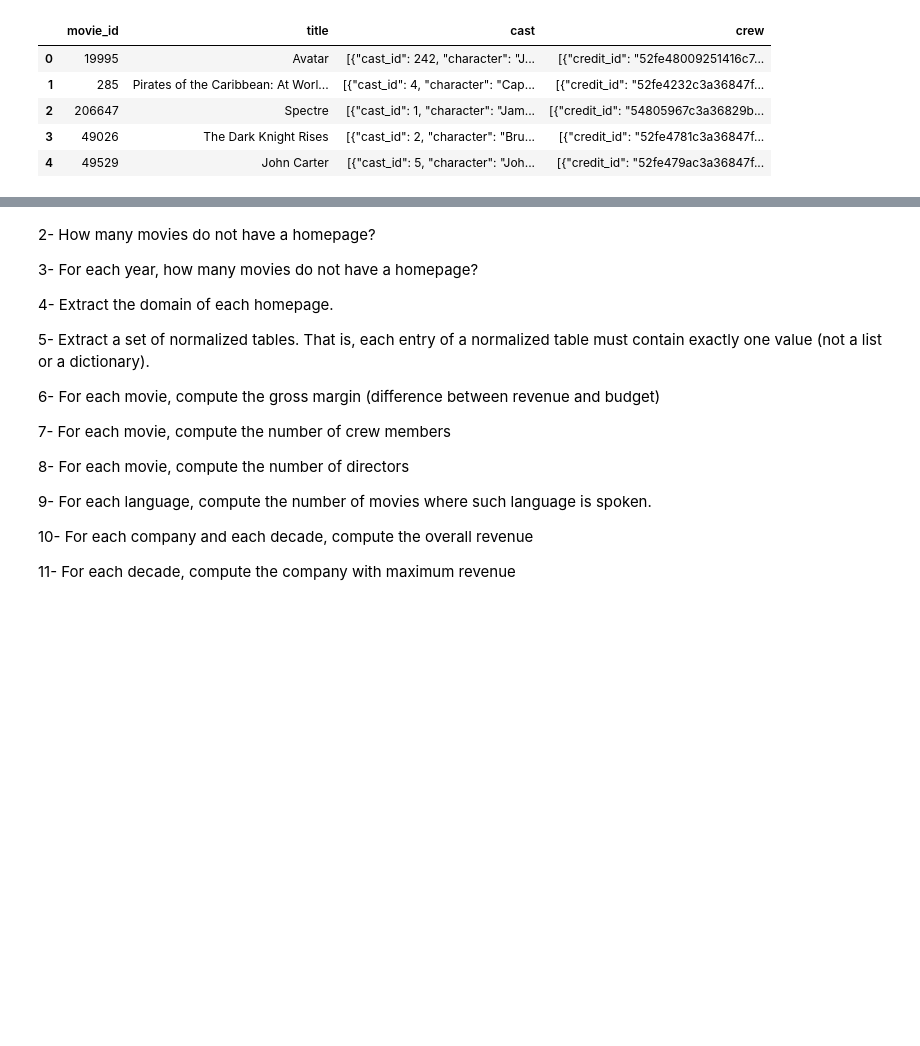
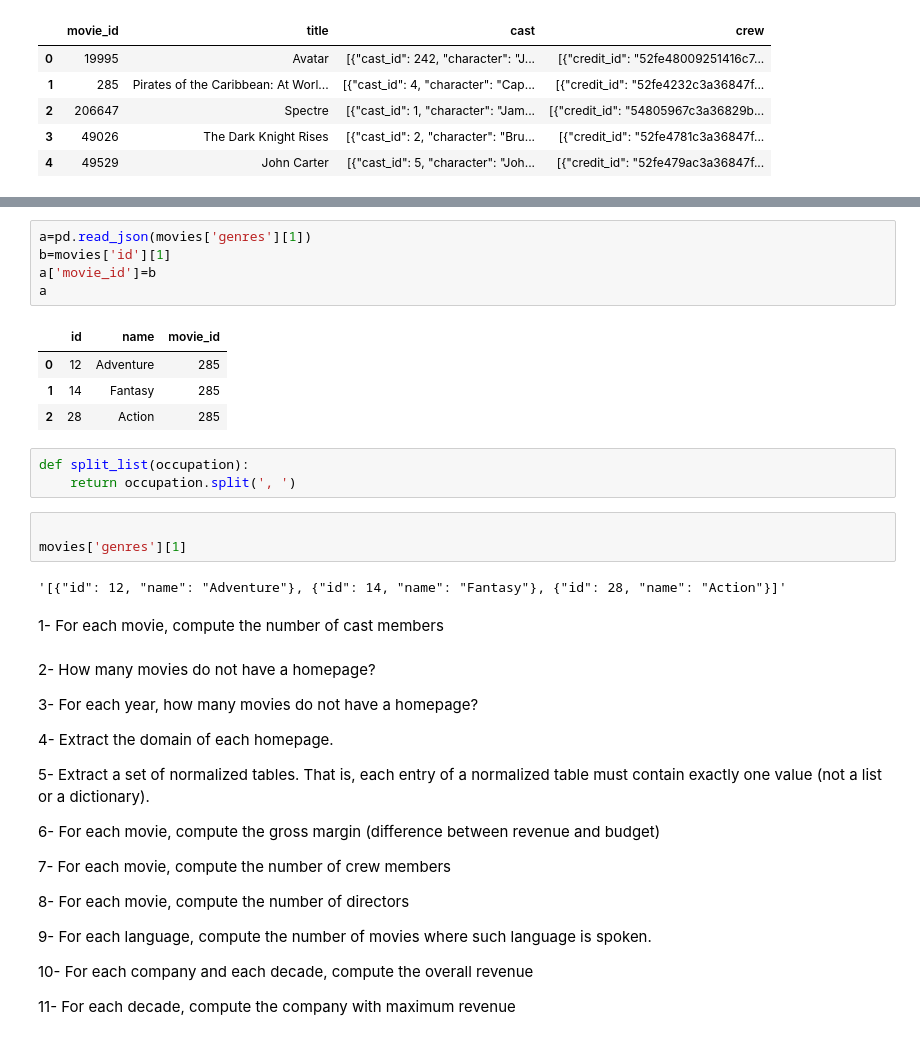
Before and after one commit to silviasantamaria/computerscience, a Jupyter notebook: Project+.ipynb, the cells around one changed output, grey strips where cells are left out. Drawn from its saved outputs; the diff is of its cells as text; blank space fills up the shorter version.

```diff
--- a/Project+.ipynb
+++ b/Project+.ipynb
@@ -28,3 +55,23 @@ credits.head()
+# %%
+a=pd.read_json(movies['genres'][1])
+b=movies['id'][1]
+a['movie_id']=b
+a
+# %% [output]
+|  | id | name | movie_id |
+| 0 | 12 | Adventure | 285 |
+| 1 | 14 | Fantasy | 285 |
+| 2 | 28 | Action | 285 |
+# %%
+def split_list(occupation):
+    return occupation.split(', ')
+# %%
+
+movies['genres'][1]
+# %% [output]
+'[{"id": 12, "name": "Adventure"}, {"id": 14, "name": "Fantasy"}, {"id": 28, "name": "Action"}]'
+# %% [markdown]
+1- For each movie, compute the number of cast members
 # %% [markdown]
 2- How many movies do not have a homepage?
 
```
Also changed, not shown: parts of 6 cells of this notebook, 2 other files.
